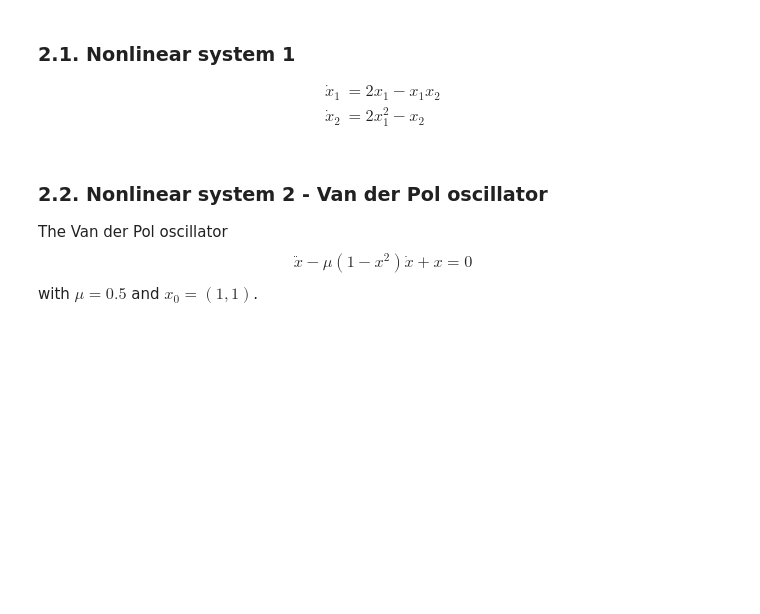
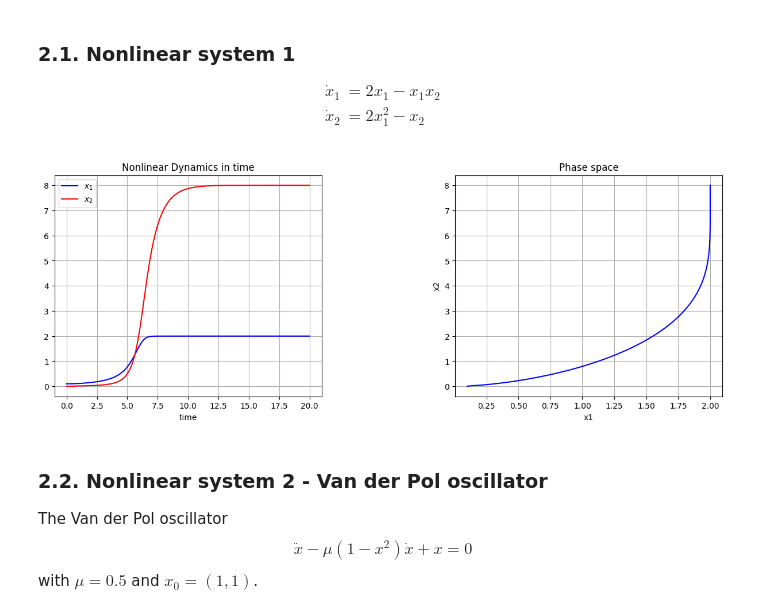
Before and after one commit to TiagoClaro02/ControlAndOptimization, a Jupyter notebook: CO_notebook02_2024.ipynb, the cells around one changed output. Cells and saved outputs as stored; diff of their text form; code cells hidden in the pictures; blank space fills up the shorter version.

```diff
--- a/CO_notebook02_2024.ipynb
+++ b/CO_notebook02_2024.ipynb
@@ -263,10 +273,13 @@ $$\begin{align*}
 # %%
 # To complete
 
+#x[0] = x1
+#x[1] = x2
+
 # vector field
 def Sys_f(x, t=0):
-  return np.array([#,
-                   #
+  return np.array([2*x[1] - x[0]*x[1],
+                   2*x[0]**2 - x[1]
                    ])
 
 
@@ -279,33 +292,35 @@ t_signal = np.arange(0,t_end,dt) # time samples
 x1_signal = np.zeros_like(t_signal)
 x2_signal = np.zeros_like(t_signal)
 
 #Initial conditions of our system
 x1_signal[0] = 0.1
 x2_signal[0] = 0.0
 
 
 for i in range(0,t_signal.shape[0]-1):
     x1_signal[i+1], x2_signal[i+1] = rk_step_f((x1_signal[i],x2_signal[i]),dt,t_signal[i])
 
 
 #plot
 fig = plt.figure(figsize=(15,5))
 fig.subplots_adjust(wspace = 0.5, hspace = 0.3)
 ax1 = fig.add_subplot(1,2,1)
 ax2 = fig.add_subplot(1,2,2)
 
 ax1.plot(t_signal, x1_signal, 'b-', label='$x_1$')
 ax1.plot(t_signal, x2_signal, 'r-', label='$x_2$')
 ax1.set_title("Nonlinear Dynamics in time")
 ax1.set_xlabel("time")
 ax1.grid()
 ax1.legend(loc='best')
 
 ax2.plot(x1_signal, x2_signal, color="blue")
 ax2.set_xlabel("x1")
 ax2.set_ylabel("x2")
 ax2.set_title("Phase space")
 ax2.grid()
+# %% [output]
+[figure, added]
 # %% [markdown]
 ### **2.2. Nonlinear system 2 - Van der Pol oscillator**
 The Van der Pol oscillator
```
Also changed, not shown: parts of 4 cells of this notebook, 1 other file.
